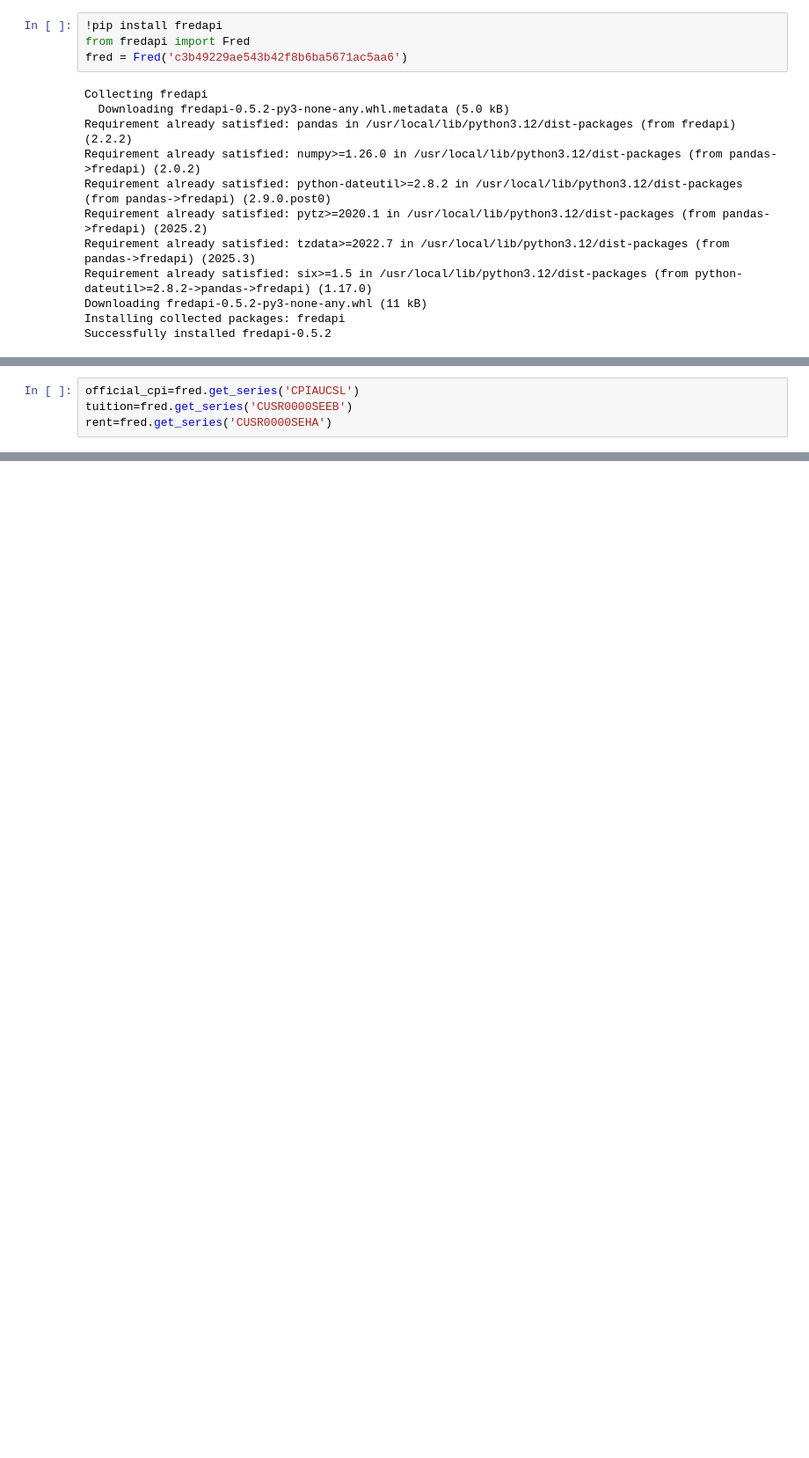
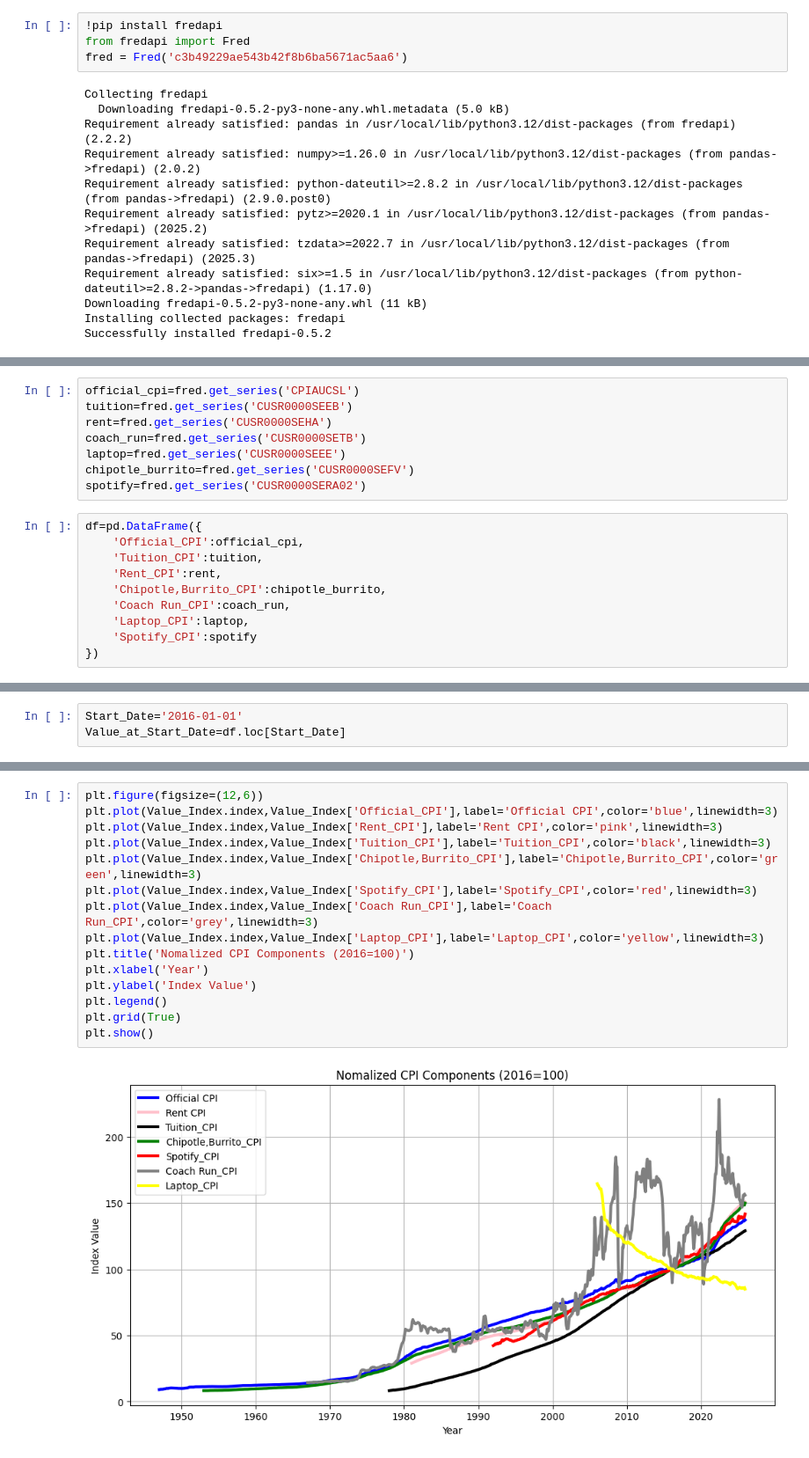
Before and after one commit to shuangquan-li-con/ECON5200-37499-Applied-Data-Analytics-in-Economics, a Jupyter notebook: Econ_5200_Assignment1/Econ_5200_Assignment_1.ipynb, the cells around one changed output, grey strips where cells are left out. Shown at 88% size. Saved outputs shown, nothing was run; the diff lists cells and outputs as text; blank space fills up the shorter version.

```diff
--- a/Econ_5200_Assignment1/Econ_5200_Assignment_1.ipynb
+++ b/Econ_5200_Assignment1/Econ_5200_Assignment_1.ipynb
@@ -36,3 +45,17 @@ Successfully installed fredapi-0.5.2
 official_cpi=fred.get_series('CPIAUCSL')
 tuition=fred.get_series('CUSR0000SEEB')
 rent=fred.get_series('CUSR0000SEHA')
+coach_run=fred.get_series('CUSR0000SETB')
+laptop=fred.get_series('CUSR0000SEEE')
+chipotle_burrito=fred.get_series('CUSR0000SEFV')
+spotify=fred.get_series('CUSR0000SERA02')
+# %%
+df=pd.DataFrame({
+    'Official_CPI':official_cpi,
+    'Tuition_CPI':tuition,
+    'Rent_CPI':rent,
+    'Chipotle,Burrito_CPI':chipotle_burrito,
+    'Coach Run_CPI':coach_run,
+    'Laptop_CPI':laptop,
+    'Spotify_CPI':spotify
+})
@@ -39,2 +82,5 @@ rent=fred.get_series('CUSR0000SEHA')
+# %%
+Start_Date='2016-01-01'
+Value_at_Start_Date=df.loc[Start_Date]
 # %%
 Value_Index=(Value_Current/Value_at_Start_Date)*100
@@ -42,0 +110,17 @@ NameError: name 'Value_Current' is not defined
+# %%
+plt.figure(figsize=(12,6))
+plt.plot(Value_Index.index,Value_Index['Official_CPI'],label='Official CPI',color='blue',linewidth=3)
+plt.plot(Value_Index.index,Value_Index['Rent_CPI'],label='Rent CPI',color='pink',linewidth=3)
+plt.plot(Value_Index.index,Value_Index['Tuition_CPI'],label='Tuition_CPI',color='black',linewidth=3)
+plt.plot(Value_Index.index,Value_Index['Chipotle,Burrito_CPI'],label='Chipotle,Burrito_CPI',color='green',linewidth=3)
+plt.plot(Value_Index.index,Value_Index['Spotify_CPI'],label='Spotify_CPI',color='red',linewidth=3)
+plt.plot(Value_Index.index,Value_Index['Coach Run_CPI'],label='Coach Run_CPI',color='grey',linewidth=3)
+plt.plot(Value_Index.index,Value_Index['Laptop_CPI'],label='Laptop_CPI',color='yellow',linewidth=3)
+plt.title('Nomalized CPI Components (2016=100)')
+plt.xlabel('Year')
+plt.ylabel('Index Value')
+plt.legend()
+plt.grid(True)
+plt.show()
+# %% [output]
+[figure, added]
```
Also changed, not shown: parts of 10 cells of this notebook.
